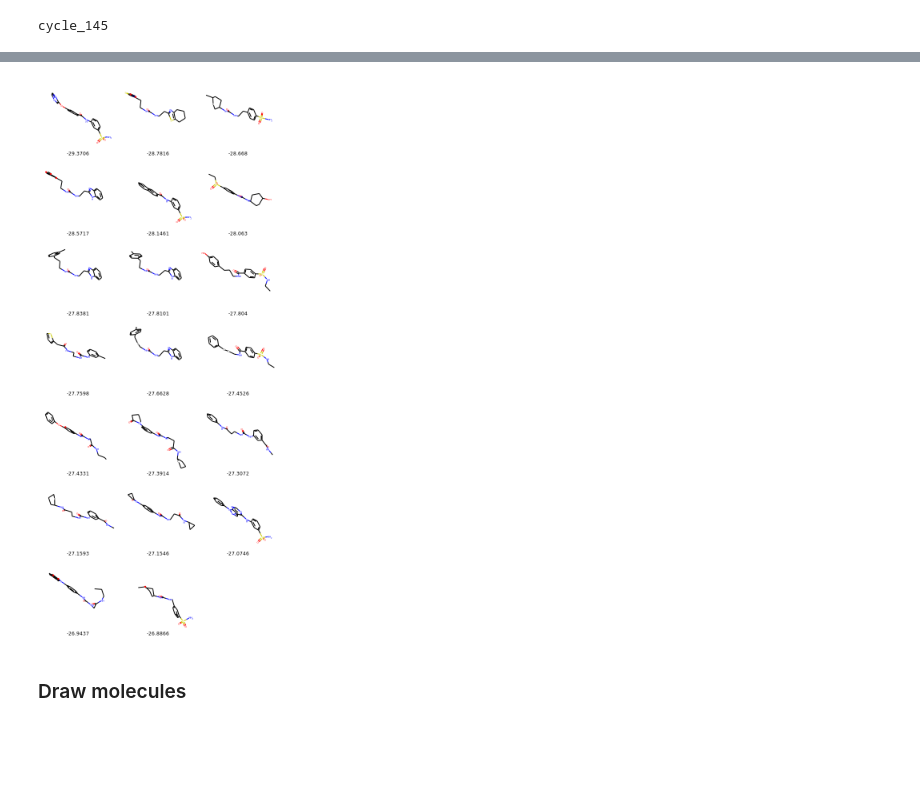
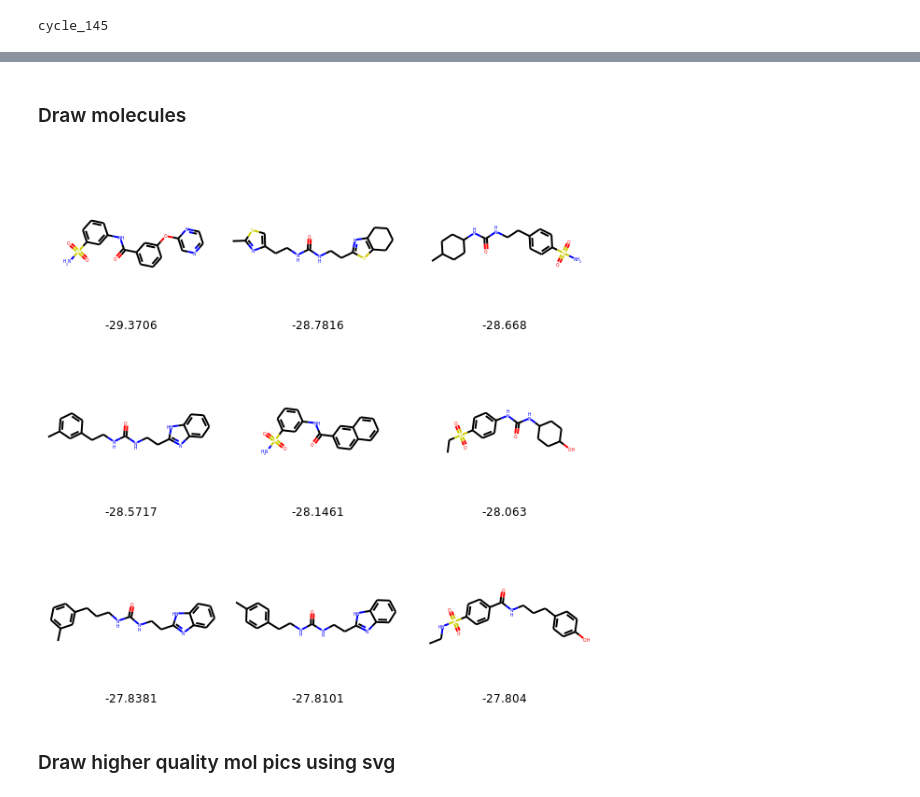
Before and after one commit to atfrank/SampleDock, a Jupyter notebook: process_scores.ipynb, the cells around one changed output, grey strips where cells are left out. Saved outputs shown, nothing was run; the diff lists cells and outputs as text; code cells hidden in the pictures; blank space fills up the shorter version.

```diff
--- a/process_scores.ipynb
+++ b/process_scores.ipynb
@@ -105,13 +120,9 @@ allscores = create_df(all_mols)
 minscores = create_df(best_mols)
 
 # sort the dataframe based on docking scores
-sortedscores = minscores.sort_values('Score')
+sortedscores = minscores.sort_values('SCORE.INTER')
 # Drop dulicated entries
 sortedscores.drop_duplicates('SMILES', inplace = True, keep = 'first')
 
-# Save as csv
-allscores.drop(columns=['Mol']).to_csv(directory+'/allscores.csv', index = False)
-sortedscores.drop(columns=['Mol']).to_csv(directory+'/sortedscores.csv', index = False)
-
 minscores.describe()
 # %% [output]
@@ -162,8 +177,3 @@ for c in allscores.columns:
 [figure]
-# %%
-# Only 3D depiction available here
-PandasTools.FrameToGridImage(sortedscores[:20], column='Mol', legendsCol='Score')
-# %% [output]
-[figure, removed]
 # %% [markdown]
 ### Draw molecules
@@ -178 +180,8 @@ for m in best_mols:
+# %%
+# Showing the top 9 here
+PandasTools.FrameToGridImage(sortedscores[:9], column='Mol', legendsCol='SCORE.INTER')
+# %% [output]
+[figure, added]
+# %% [markdown]
+### Draw higher quality mol pics using svg
 # %%
```
Also changed, not shown: parts of 14 cells of this notebook.
